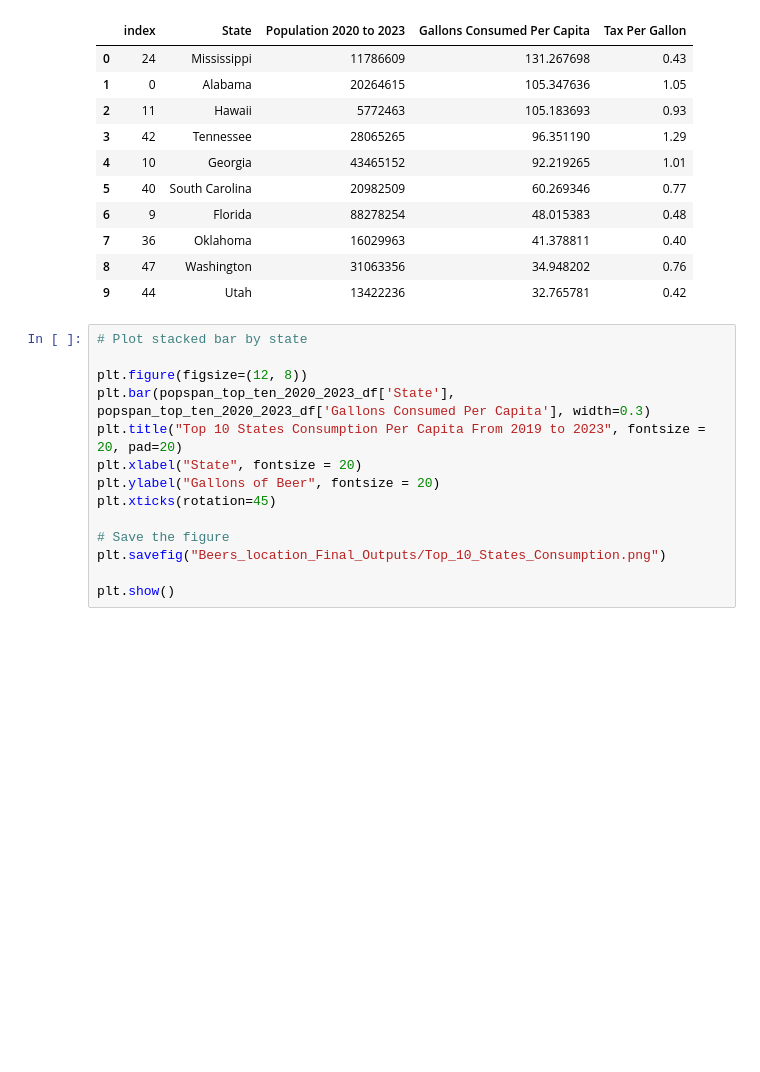
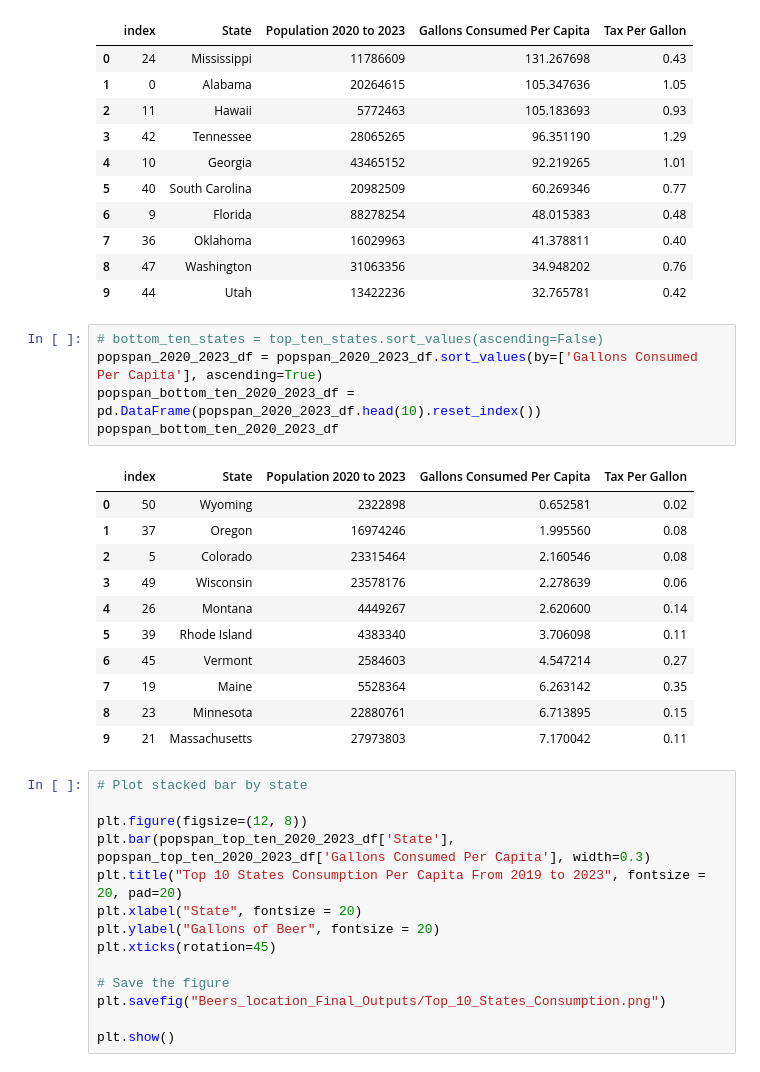
Before and after one commit to scorpionhand/Brewery_Project_One, a Jupyter notebook: US_Beer_Analysis.ipynb, the cells around one changed output. Saved outputs shown, nothing was run; the diff lists cells and outputs as text; blank space fills up the shorter version.

Commit message:
added least consumption states

```diff
--- a/US_Beer_Analysis.ipynb
+++ b/US_Beer_Analysis.ipynb
@@ -125,6 +129,23 @@ popspan_top_ten_2020_2023_df
 | 7 | 36 | Oklahoma | 16029963 | 41.378811 | 0.40 |
 | 8 | 47 | Washington | 31063356 | 34.948202 | 0.76 |
 | 9 | 44 | Utah | 13422236 | 32.765781 | 0.42 |
+# %%
+# bottom_ten_states = top_ten_states.sort_values(ascending=False)
+popspan_2020_2023_df = popspan_2020_2023_df.sort_values(by=['Gallons Consumed Per Capita'], ascending=True)
+popspan_bottom_ten_2020_2023_df = pd.DataFrame(popspan_2020_2023_df.head(10).reset_index())
+popspan_bottom_ten_2020_2023_df
+# %% [output]
+|  | index | State | Population 2020 to 2023 | Gallons Consumed Per Capita | Tax Per Gallon |
+| 0 | 50 | Wyoming | 2322898 | 0.652581 | 0.02 |
+| 1 | 37 | Oregon | 16974246 | 1.995560 | 0.08 |
+| 2 | 5 | Colorado | 23315464 | 2.160546 | 0.08 |
+| 3 | 49 | Wisconsin | 23578176 | 2.278639 | 0.06 |
+| 4 | 26 | Montana | 4449267 | 2.620600 | 0.14 |
+| 5 | 39 | Rhode Island | 4383340 | 3.706098 | 0.11 |
+| 6 | 45 | Vermont | 2584603 | 4.547214 | 0.27 |
+| 7 | 19 | Maine | 5528364 | 6.263142 | 0.35 |
+| 8 | 23 | Minnesota | 22880761 | 6.713895 | 0.15 |
+| 9 | 21 | Massachusetts | 27973803 | 7.170042 | 0.11 |
 # %%
 # Plot stacked bar by state
 
```
Also changed, not shown: parts of 4 cells of this notebook, 3 other files.
